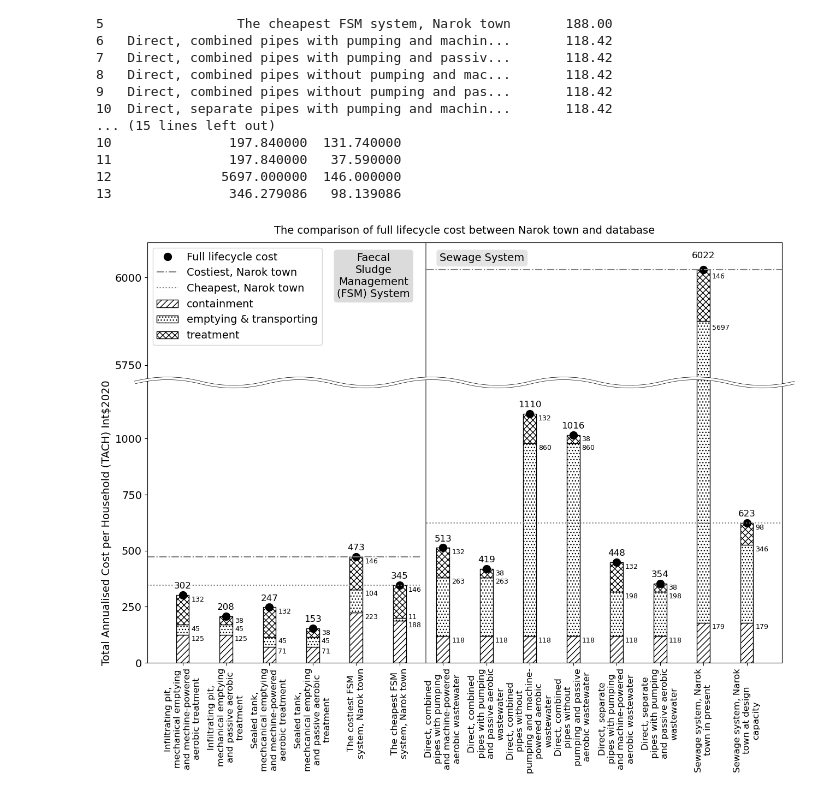
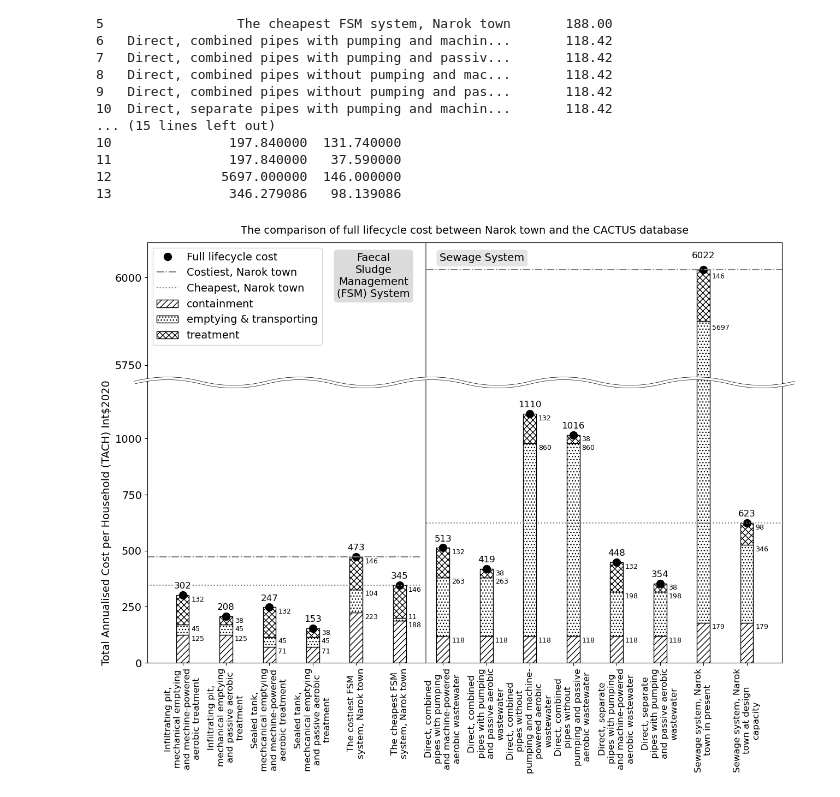
Before and after one commit to JinIgarashi/cactus-narok-figures, a Jupyter notebook: Figure4-1 full lifecycle cost comparison.ipynb, the cells around one changed output. Drawn from its saved outputs; the diff is of its cells as text; code cells hidden in the pictures.

```diff
--- a/Figure4-1 full lifecycle cost comparison.ipynb
+++ b/Figure4-1 full lifecycle cost comparison.ipynb
@@ -155,32 +155,32 @@ axs[0].tick_params(axis='x', which='both', bottom=False, labelbottom=False)
 ## ニョロ線の描画
 d1 = 0.02 # X軸のはみだし量
 d2 = 0.03 # ニョロ波の高さ
 wn = 21   # ニョロ波の数（奇数値を指定）
 
 pp = (0,d2,0,-d2)
 px = np.linspace(-d1,1+d1,wn)
 py = np.array([1+pp[i%4] for i in range(0,wn)])
 p = Path(list(zip(px,py)), [Path.MOVETO]+[Path.CURVE3]*(wn-1))
 
 line1 = mpatches.PathPatch(p, lw=4, edgecolor='black',
                           facecolor='None', clip_on=False,
                           transform=axs[1].transAxes, zorder=10)
 
 line2 = mpatches.PathPatch(p,lw=3, edgecolor='white',
                            facecolor='None', clip_on=False,
                            transform=axs[1].transAxes, zorder=10,
                            capstyle='round')
 
 a = axs[1].add_patch(line1)
 a = axs[1].add_patch(line2)
 
-axs[0].set_title('The comparison of full lifecycle cost between Narok town and database', loc='center', x=0.5, y=1.03, fontsize=14)
+axs[0].set_title('The comparison of full lifecycle cost between Narok town and the CACTUS database', loc='center', x=0.5, y=1.03, fontsize=14)
 axs[1].set_ylabel('Total Annualised Cost per Household (TACH) Int$2020', fontsize=14)
 
 axs[0].text(4.4, 6070, 'Faecal\nSludge\nManagement\n(FSM) System', fontsize=14, ha='center', va='top', bbox=dict(facecolor='lightgray', edgecolor='none', alpha=0.8, boxstyle='round'))
 axs[0].text(6.9, 6070, 'Sewage System', fontsize=14, ha='center', va='top', bbox=dict(facecolor='lightgray', edgecolor='none', alpha=0.6, boxstyle='round'))
 
 plt.savefig(file_path, format="png", dpi=dpi, transparent=True, bbox_inches='tight')
 plt.show()
 # %% [output]
-[figure, old version]
+[figure, new version]
```
Also changed, not shown: 1 other file.
